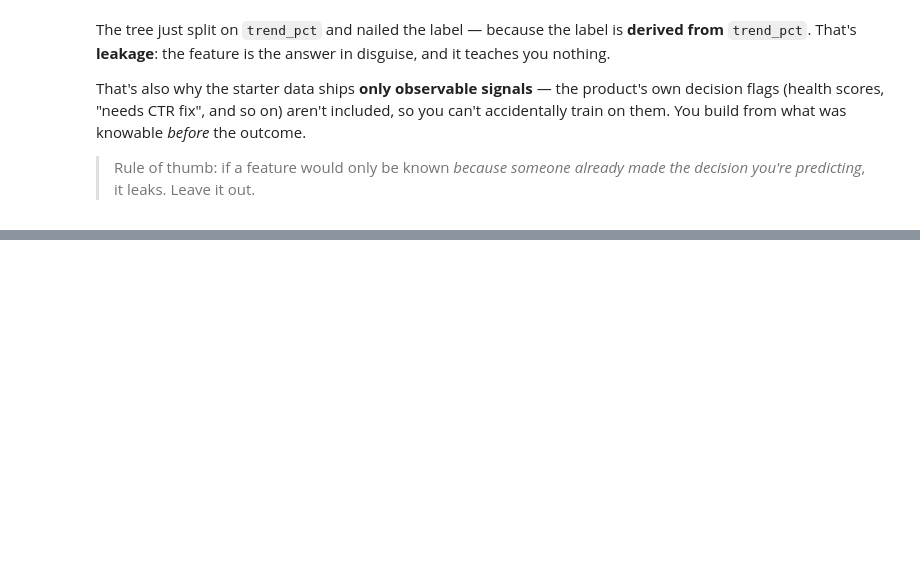
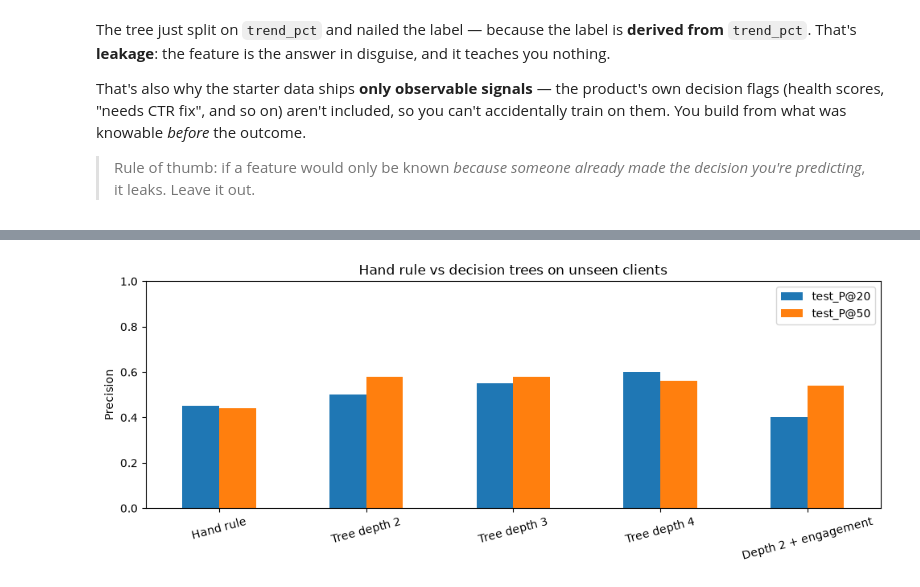
Before and after one commit to Harjotsingh0311/flyrank-ml-internship, a Jupyter notebook: notebooks/02_your_first_readable_model.ipynb, the cells around one changed output, grey strips where cells are left out. Cells and saved outputs as stored; diff of their text form; code cells hidden in the pictures; blank space fills up the shorter version.

Commit message:
Complete ML foundation notebooks and warehouse experiments using VS Code and uv

```diff
--- a/notebooks/02_your_first_readable_model.ipynb
+++ b/notebooks/02_your_first_readable_model.ipynb
@@ -103,2 +198,78 @@ Write your experiment below.
 # %%
-# Your experiment here
+# Your experiment: depth sweep + feature swap + client-level holdout
+from sklearn.model_selection import GroupShuffleSplit
+import matplotlib.pyplot as plt
+
+groups = df["client_id"]
+assert groups.notna().all(), "Missing client IDs — inspect before splitting."
+splitter = GroupShuffleSplit(n_splits=1, test_size=0.20, random_state=42)
+train_idx, test_idx = next(splitter.split(df, y, groups=groups))
+assert not set(groups.iloc[train_idx]) & set(groups.iloc[test_idx]), "Client leakage!"
+assert len(test_idx) >= 50 and len(train_idx) >= 50
+assert len(np.unique(y[train_idx])) == 2, "Training split must contain both classes."
+
+print(f"Train: {len(train_idx):,} pages | {groups.iloc[train_idx].nunique()} clients")
+print(f"Test:  {len(test_idx):,} pages | {groups.iloc[test_idx].nunique()} clients")
+print("Overlapping clients: 0")
+print(f"Test declining rate: {y[test_idx].mean():.3f}")
+
+# A fixed, label-independent tie-break shared by all methods.
+def ranking_metrics(scores, labels, k, seed=42):
+    scores = np.asarray(scores, dtype=float)
+    labels = np.asarray(labels)
+    tie_order = np.random.default_rng(seed).permutation(len(scores))
+    order = np.lexsort((tie_order, -scores))
+    boundary = scores[order[k - 1]]
+    return float(labels[order[:k]].mean()), int(np.count_nonzero(scores == boundary))
+
+def summarize(name, train_scores, test_scores, first_split="-", leaves=None):
+    p20, _ = ranking_metrics(test_scores, y[test_idx], 20)
+    p50, tied = ranking_metrics(test_scores, y[test_idx], 50)
+    train_p50, _ = ranking_metrics(train_scores, y[train_idx], 50)
+    return {
+        "method": name, "train_P@50": train_p50, "test_P@20": p20,
+        "test_P@50": p50, "tied_at_50": tied,
+        "leaves": leaves, "first_split": first_split
+    }
+
+hand_scores = df["hand_rule_score"].fillna(0).to_numpy()
+rows = [summarize("Hand rule", hand_scores[train_idx], hand_scores[test_idx])]
+swap_features = [f for f in features if f != "impressions_90d"] + ["engagement_rate"]
+configs = [(f"Tree depth {d}", d, features) for d in (2, 3, 4)]
+configs.append(("Depth 2 + engagement", 2, swap_features))
+fitted = {}
+
+for name, depth, cols in configs:
+    assert not {"trend_pct", "trend_direction", "is_declining_label", "client_id", "content_id"}.intersection(cols)
+    inputs = df[cols].replace([np.inf, -np.inf], np.nan).fillna(0)
+    model = DecisionTreeClassifier(max_depth=depth, class_weight="balanced", random_state=42)
+    model.fit(inputs.iloc[train_idx], y[train_idx])
+    root_index = model.tree_.feature[0]
+    first_split = cols[root_index] if root_index >= 0 else "No split"
+    rows.append(summarize(
+        name,
+        model.predict_proba(inputs.iloc[train_idx])[:, 1],
+        model.predict_proba(inputs.iloc[test_idx])[:, 1],
+        first_split, model.get_n_leaves()
+    ))
+    fitted[name] = (model, cols)
+
+comparison = pd.DataFrame(rows).set_index("method")
+print("\nClient-holdout comparison (all metrics on the same split):")
+print(comparison.round(3).to_string())
+
+ax = comparison[["test_P@20", "test_P@50"]].plot.bar(
+    figsize=(10, 4), rot=15, ylim=(0, 1),
+    title="Hand rule vs decision trees on unseen clients"
+)
+ax.set_ylabel("Precision")
+ax.set_xlabel("")
+plt.tight_layout()
+plt.show()
+
+print("\nReadable depth-3 tree:")
+model, cols = fitted["Tree depth 3"]
+print(export_text(model, feature_names=cols))
+print("Depth-2 tree after feature swap — first split:",
+      comparison.loc["Depth 2 + engagement", "first_split"])
+# %% [output]
@@ -104,0 +289 @@ Write your experiment below.
+[figure, added]
```
Also changed, not shown: parts of 12 cells of this notebook, 2 other files.
